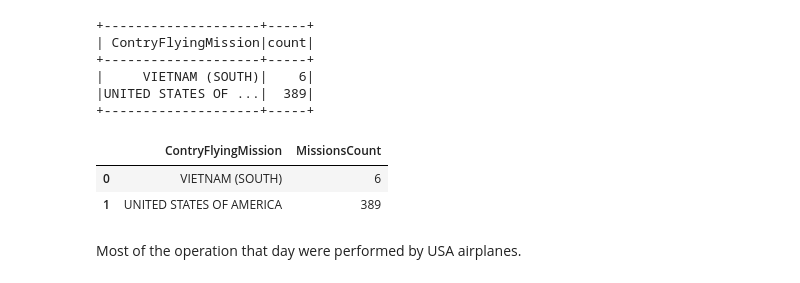
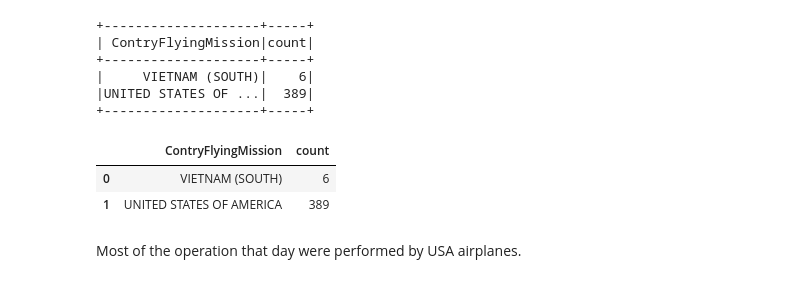
Before and after one commit to godmsqls/Big-Data-Processing-and-Applications-Practice, a Jupyter notebook: KW_MMDS_Colab_0_(Spark_Tutorial).ipynb, the cells around one changed output. Saved outputs shown, nothing was run; the diff lists cells and outputs as text; code cells hidden in the pictures.

```diff
--- a/KW_MMDS_Colab_0_(Spark_Tutorial).ipynb
+++ b/KW_MMDS_Colab_0_(Spark_Tutorial).ipynb
@@ -417,12 +442,17 @@ counts.show()
 |     VIETNAM (SOUTH)|    6|
 |UNITED STATES OF ...|  389|
 +--------------------+-----+
-# %%
-jun_29_operations.groupBy("ContryFlyingMission").agg(count("*").alias("MissionsCount")).toPandas()
-# %% [output]
-|  | ContryFlyingMission | MissionsCount |
-| 0 | VIETNAM (SOUTH) | 6 |
-| 1 | UNITED STATES OF AMERICA | 389 |
+# %%
+# 그림 그릴 때 유용한 게 pandas data frame이라서 변환
+# agg 집계함수에서 숫자 세는 count 사용
+# count 함수 결과의 열 이름을 alias로 정함
+# jun_29_operations.groupBy("ContryFlyingMission").agg(count("*").alias("MissionsCount")).toPandas()
+
+jun_29_operations.groupBy("ContryFlyingMission").count().toPandas()
+# %% [output]
+|  | ContryFlyingMission | count |
+| 0 | VIETNAM (SOUTH) | 6 |
+| 1 | UNITED STATES OF AMERICA | 389 |
 # %% [markdown]
 Most of the operation that day were performed by USA airplanes.
 # %%
```
Also changed, not shown: parts of 11 cells of this notebook.
